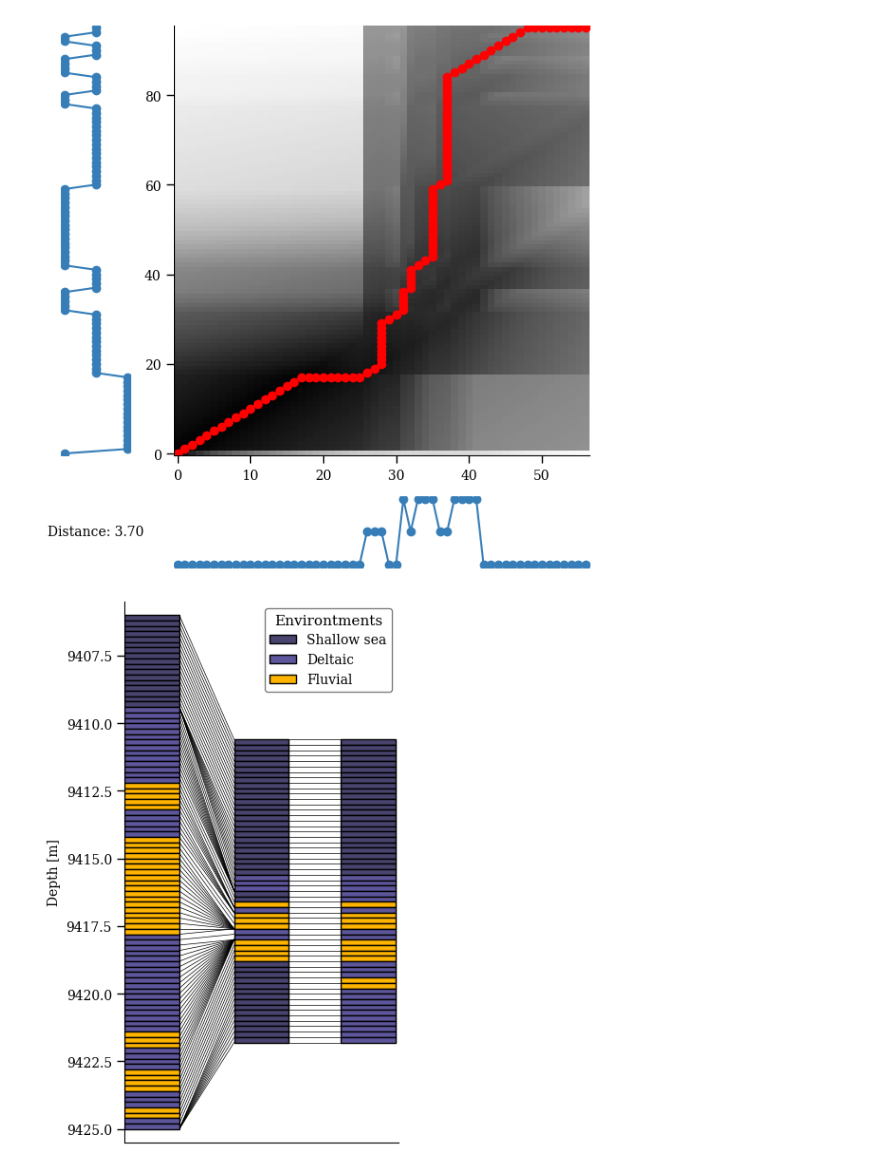
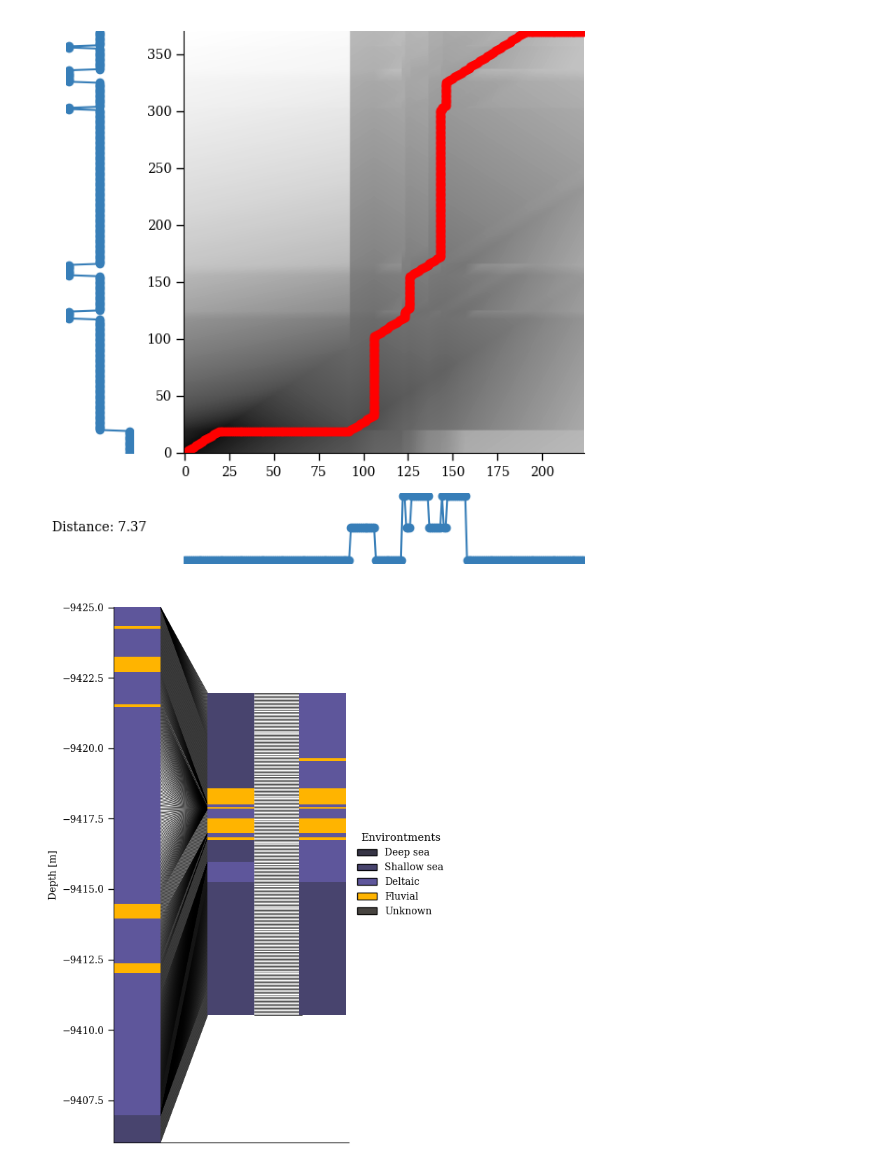
Before and after one commit to sebnarvaez19/straticor, a Jupyter notebook: notebooks/alborada_1.ipynb, the cells around one changed output. Saved outputs shown, nothing was run; the diff lists cells and outputs as text; code cells hidden in the pictures.

```diff
--- a/notebooks/alborada_1.ipynb
+++ b/notebooks/alborada_1.ipynb
@@ -4,19 +8,19 @@ import matplotlib.pyplot as plt
 # %%
-plt.style.use("https://raw.githubusercontent.com/srnarvaez/my-mpl-themes/main/basic.mplstyle")
+column = scr.load_column("../data/pozo/alborada_1/alborada_1.xlsx", fix=True)
 
-column = straticor.load_column("../data/pozo/alborada_1/alborada_1.xlsx", serialize=True, delta=0.2)
+col_1 = column.query("bottom < -9406").copy()
+col_2 = column.query("bottom > -9227 & bottom < -9215.5").copy()
 
-col_1 = column.query("bottom > 9406").copy()
-col_2 = column.query("bottom < 9227 & bottom > 9215.5").copy()
-
-col_2["bottom"] = col_2["bottom"] + 195
+col_2["bottom"] = col_2["bottom"] - 195
 # %%
-max_min = (max(col_1["bottom"].max(),col_2["bottom"].max()) + 0.5, min(col_1["bottom"].min(), col_2["bottom"].min()) - 0.5)
+max_min = (max(col_1["bottom"].max(),col_2["bottom"].max()), min(col_1["bottom"].min(), col_2["bottom"].min()))
 
-fig, ax = plt.subplots(1, figsize=(4, 6))
+fig, ax = plt.subplots(1, figsize=(6, 8))
 
-straticor.plot_column(column=col_1, ax=ax, x_pos=0.0, width=0.2)
-straticor.plot_column(column=col_2, ax=ax, x_pos=0.4, width=0.2)
+scr.plot_column(column=col_1, ax=ax, x_pos=0.0, width=0.2, lw=0.0, legend=False)
+scr.plot_column(column=col_2, ax=ax, x_pos=0.4, width=0.2, lw=0.0, legend=False)
+
+scr.add_legend(column, ax, loc="center left", bbox_to_anchor=(1.0, 0.5))
 
 ax.set(xticks=[], ylabel="Depth [ft]", ylim=max_min)
 
@@ -26,32 +30,34 @@ plt.show()
 # %%
-distance, cost_matrix = straticor.dtw_log(col_1, col_2, alpha=0.05, cost_func="chrono", penalty=0.1)
-col_3, best_path = straticor.warp_log(col_1, col_2, cost_matrix)
+distance, cost_matrix = scr.dtw_log(col_1, col_2, alpha=0.05, cost_func="chrono", penalty=0.1)
+col_3, best_path = scr.warp_log(col_1, col_2, cost_matrix)
 
 
-fig = straticor.plot_warpingpaths(col_1, col_2, paths=cost_matrix, best_path=best_path, distance=distance)
+fig = scr.plot_warpingpaths(col_1, col_2, paths=cost_matrix, best_path=best_path, distance=distance)
 fig.set(figwidth=6, figheight=6)
-fig.savefig("../images/alborada_1_subset_cost_matrix.svg")
+fig.savefig("../images/test_alborada_1_subset_cost_matrix.png", dpi=300, bbox_inches="tight")
 
 plt.show()
 # %% [output]
-[figure, old version]
+[figure, new version]
 # %%
-fig, ax = plt.subplots(1, figsize=(4, 6))
+fig, ax = plt.subplots(1, figsize=(6, 8))
 
-straticor.plot_column(column=col_1, ax=ax, x_pos=0.0, width=0.2)
-straticor.plot_column(column=col_2, ax=ax, x_pos=0.4, width=0.2)
-straticor.plot_column(column=col_3, ax=ax, x_pos=0.79, width=0.2)
+scr.plot_column(column=col_1, ax=ax, x_pos=0.0, width=0.2, lw=0.0, legend=False)
+scr.plot_column(column=col_2, ax=ax, x_pos=0.4, width=0.2, lw=0.0, legend=False)
+scr.plot_column(column=col_3, ax=ax, x_pos=0.79, width=0.2, lw=0.0, legend=False)
 
 for idx, idy in best_path:
     plt.plot([0.2, 0.4], [col_1["bottom"].iloc[idx], col_2["bottom"].iloc[idy]], "-k", lw=0.5, zorder=-1)
 
 for b in col_2["bottom"]:
     plt.plot([0.6, 0.8], [b, b], "-k", lw=0.5, zorder=-1)
 
 ax.set(xticks=[], xlim=(0, 1), ylabel="Depth [m]", ylim=max_min)
 
-fig.savefig("../images/alborada_1_subset_correlation.svg")
+scr.add_legend(column, ax, loc="center left", bbox_to_anchor=(1.0, 0.5))
+
+fig.savefig("../images/test_alborada_1_subset_correlation.png", dpi=300, bbox_inches="tight")
 
 plt.show()
 # %% [output]
-[figure, old version]
+[figure, new version]
```
Also changed, not shown: parts of 3 cells of this notebook, 4 other files.
